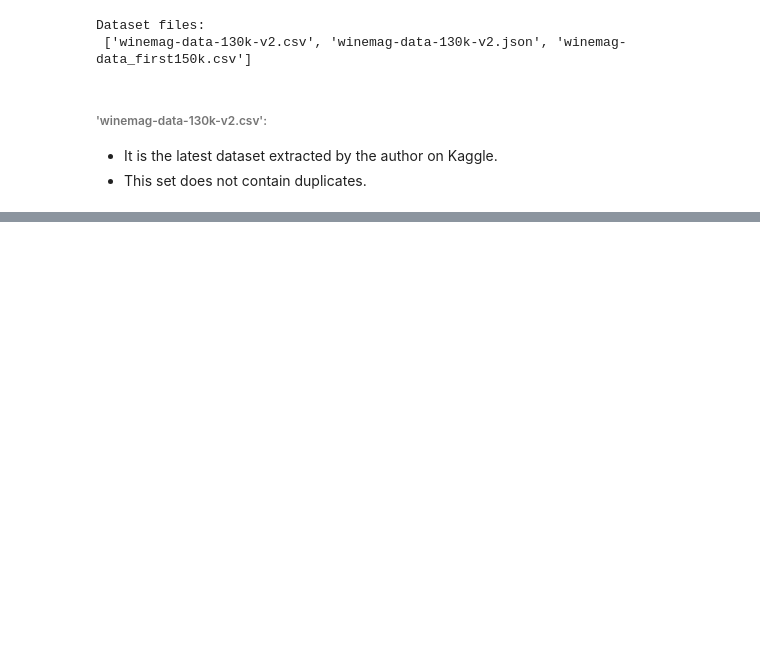
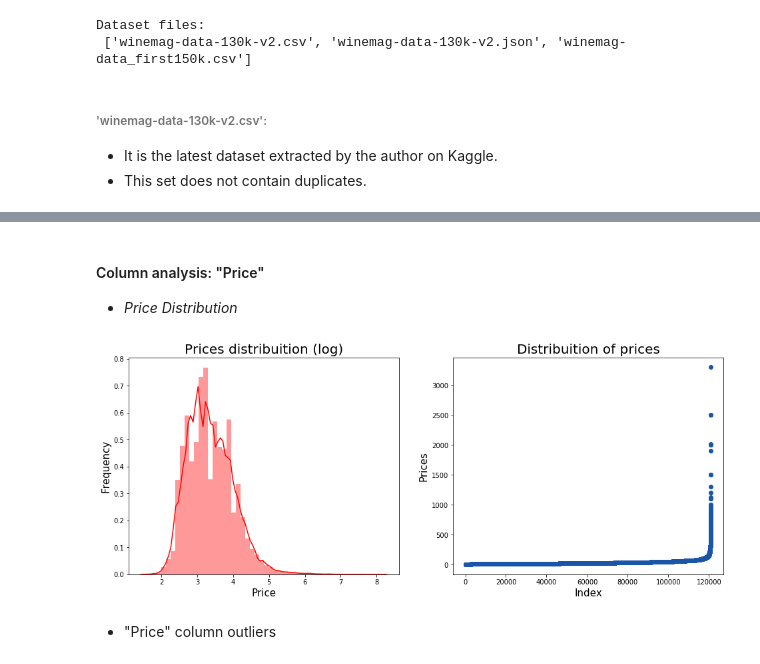
Before and after one commit to jdavidd/Exploratory-Data-Analysis---Wine-Reviews, a Jupyter notebook: notebooks/Data Exploration.ipynb, the cells around one changed output, grey strips where cells are left out. Saved outputs shown, nothing was run; the diff lists cells and outputs as text; code cells hidden in the pictures; blank space fills up the shorter version.

```diff
--- a/notebooks/Data Exploration.ipynb
+++ b/notebooks/Data Exploration.ipynb
@@ -50,0 +243,24 @@ Dataset Description
+# %% [markdown]
+#### Column analysis: "Price"
+
+- *Price Distribution*
+# %%
+plt.figure(figsize=(16, 6))
+
+graph_1 = plt.subplot(1, 2, 1)
+graph_1 = sns.distplot(np.log(wines_dataset['price'].dropna() + 1), color='r')
+graph_1.set_title("Prices distribuition (log)", fontsize=20)
+graph_1.set_xlabel("Price", fontsize=15)
+graph_1.set_ylabel("Frequency", fontsize=15)
+
+plt.subplot(1, 2, 2)
+plt.scatter(range(wines_dataset.shape[0]), np.sort(wines_dataset.price.values), color=np.random.rand(3,))
+plt.xlabel('Index', fontsize=15)
+plt.ylabel('Prices', fontsize=15)
+plt.title("Distribuition of prices", fontsize=20)
+
+plt.show()
+# %% [output]
+[figure, added]
+# %% [markdown]
+- "Price" column outliers
```
Also changed, not shown: parts of 17 cells of this notebook.
